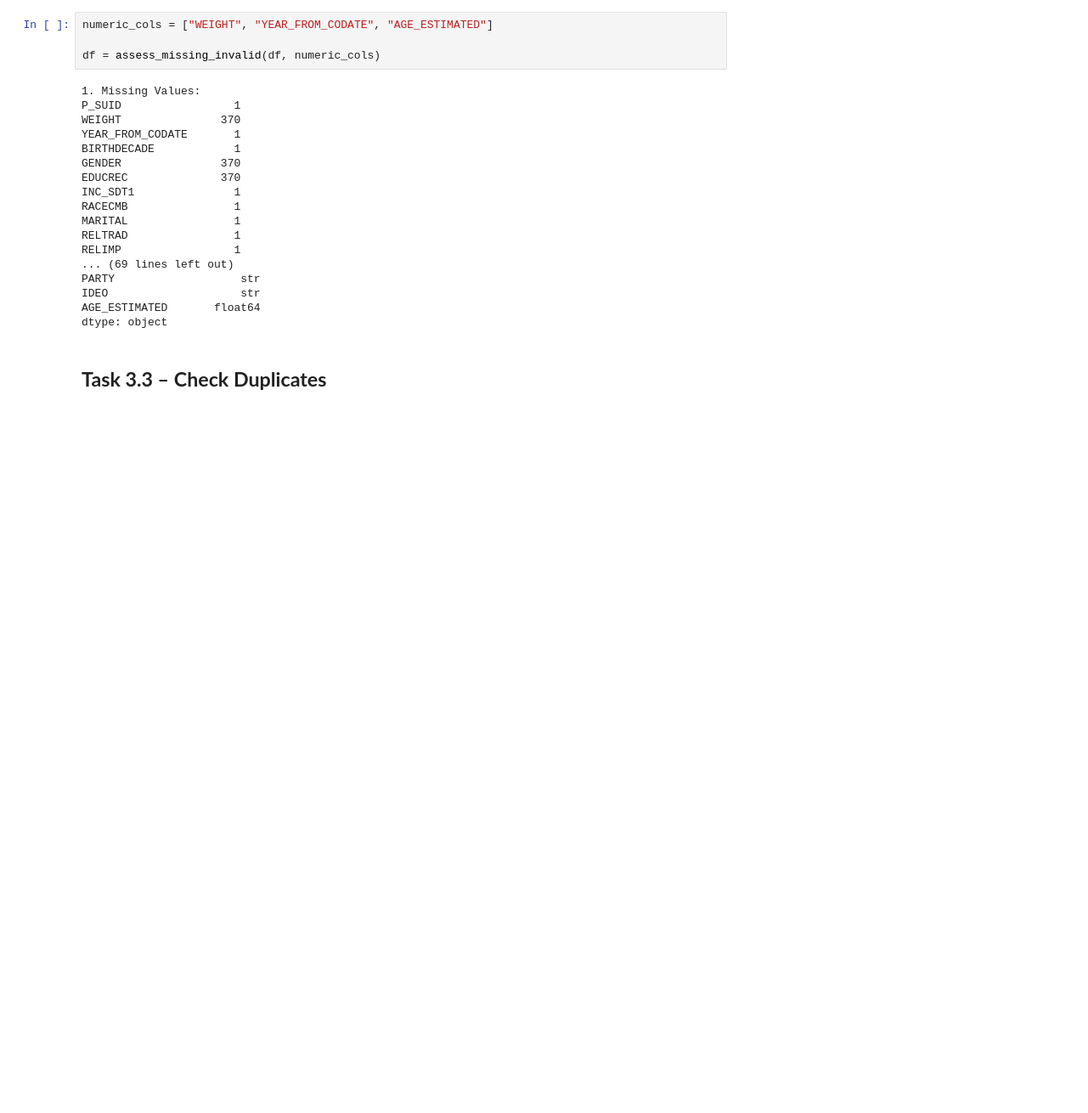
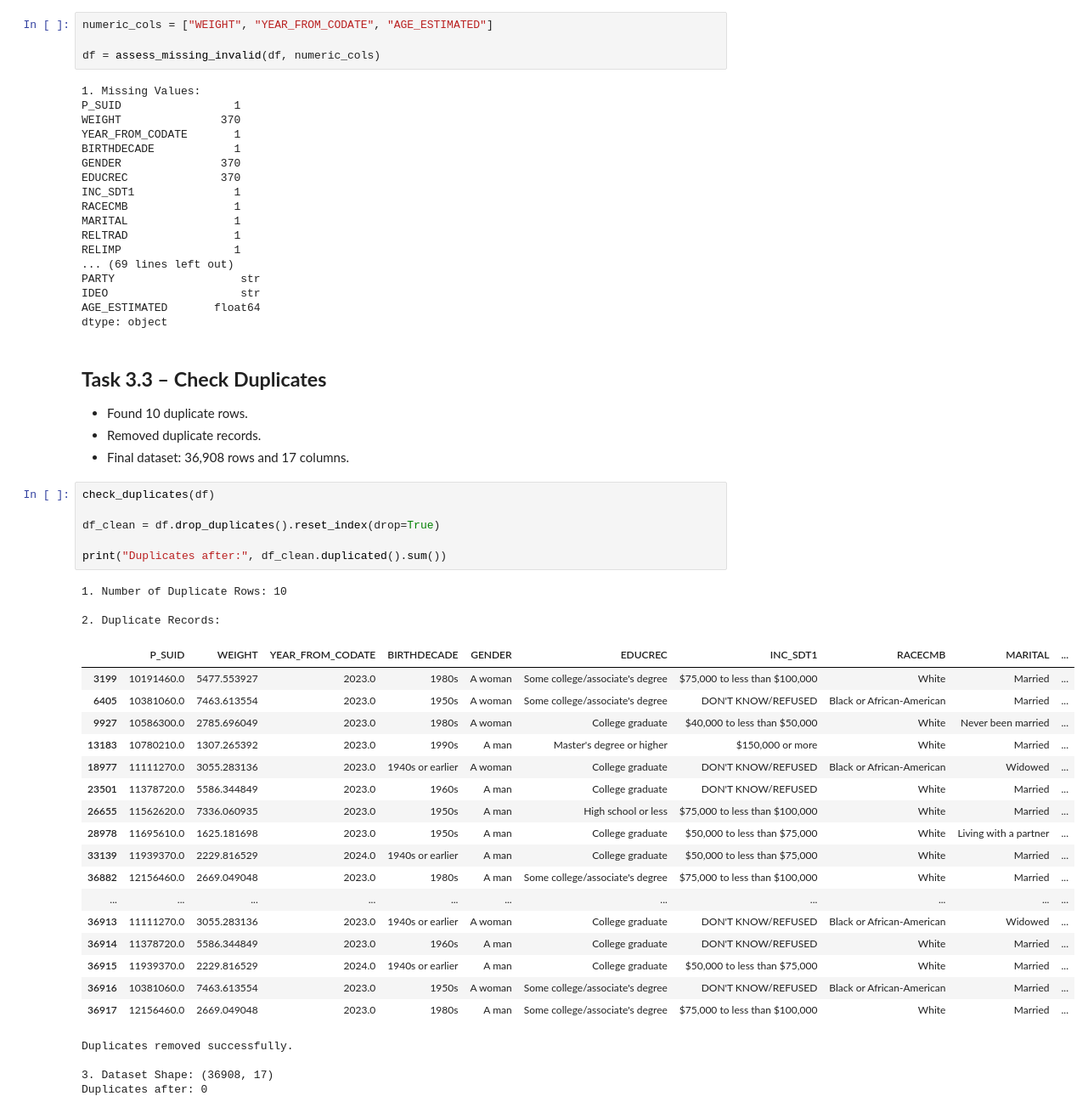
Before and after one commit to ricardo-mohammed/cleaning-imputation-outliers, a Jupyter notebook: notebooks/imputation.ipynb, the cells around one changed output. Shown at 85% size. Drawn from its saved outputs; the diff is of its cells as text; blank space fills up the shorter version.

```diff
--- a/notebooks/imputation.ipynb
+++ b/notebooks/imputation.ipynb
@@ -117,3 +116,37 @@ AGE_ESTIMATED       float64
 dtype: object
 # %% [markdown]
 ## **Task 3.3 – Check Duplicates**
+- Found 10 duplicate rows.
+- Removed duplicate records.
+- Final dataset: 36,908 rows and 17 columns.
+# %%
+check_duplicates(df)
+
+df_clean = df.drop_duplicates().reset_index(drop=True)
+
+print("Duplicates after:", df_clean.duplicated().sum())
+# %% [output]
+1. Number of Duplicate Rows: 10
+
+2. Duplicate Records:
+|  | P_SUID | WEIGHT | YEAR_FROM_CODATE | BIRTHDECADE | GENDER | EDUCREC | INC_SDT1 | RACECMB | MARITAL | ... |
+| 3199 | 10191460.0 | 5477.553927 | 2023.0 | 1980s | A woman | Some college/associate's degree | $75,000 to less than $100,000 | White | Married | ... |
+| 6405 | 10381060.0 | 7463.613554 | 2023.0 | 1950s | A woman | Some college/associate's degree | DON'T KNOW/REFUSED | Black or African-American | Married | ... |
+| 9927 | 10586300.0 | 2785.696049 | 2023.0 | 1980s | A woman | College graduate | $40,000 to less than $50,000 | White | Never been married | ... |
+| 13183 | 10780210.0 | 1307.265392 | 2023.0 | 1990s | A man | Master's degree or higher | $150,000 or more | White | Married | ... |
+| 18977 | 11111270.0 | 3055.283136 | 2023.0 | 1940s or earlier | A woman | College graduate | DON'T KNOW/REFUSED | Black or African-American | Widowed | ... |
+| 23501 | 11378720.0 | 5586.344849 | 2023.0 | 1960s | A man | College graduate | DON'T KNOW/REFUSED | White | Married | ... |
+| 26655 | 11562620.0 | 7336.060935 | 2023.0 | 1950s | A man | High school or less | $75,000 to less than $100,000 | White | Married | ... |
+| 28978 | 11695610.0 | 1625.181698 | 2023.0 | 1950s | A man | College graduate | $50,000 to less than $75,000 | White | Living with a partner | ... |
+| 33139 | 11939370.0 | 2229.816529 | 2024.0 | 1940s or earlier | A man | College graduate | $50,000 to less than $75,000 | White | Married | ... |
+| 36882 | 12156460.0 | 2669.049048 | 2023.0 | 1980s | A man | Some college/associate's degree | $75,000 to less than $100,000 | White | Married | ... |
+| ... | ... | ... | ... | ... | ... | ... | ... | ... | ... | ... |
+| 36913 | 11111270.0 | 3055.283136 | 2023.0 | 1940s or earlier | A woman | College graduate | DON'T KNOW/REFUSED | Black or African-American | Widowed | ... |
+| 36914 | 11378720.0 | 5586.344849 | 2023.0 | 1960s | A man | College graduate | DON'T KNOW/REFUSED | White | Married | ... |
+| 36915 | 11939370.0 | 2229.816529 | 2024.0 | 1940s or earlier | A man | College graduate | $50,000 to less than $75,000 | White | Married | ... |
+| 36916 | 10381060.0 | 7463.613554 | 2023.0 | 1950s | A woman | Some college/associate's degree | DON'T KNOW/REFUSED | Black or African-American | Married | ... |
+| 36917 | 12156460.0 | 2669.049048 | 2023.0 | 1980s | A man | Some college/associate's degree | $75,000 to less than $100,000 | White | Married | ... |
+Duplicates removed successfully.
+
+3. Dataset Shape: (36908, 17)
+Duplicates after: 0
```
Also changed, not shown: parts of 20 cells of this notebook, 2 other files.
